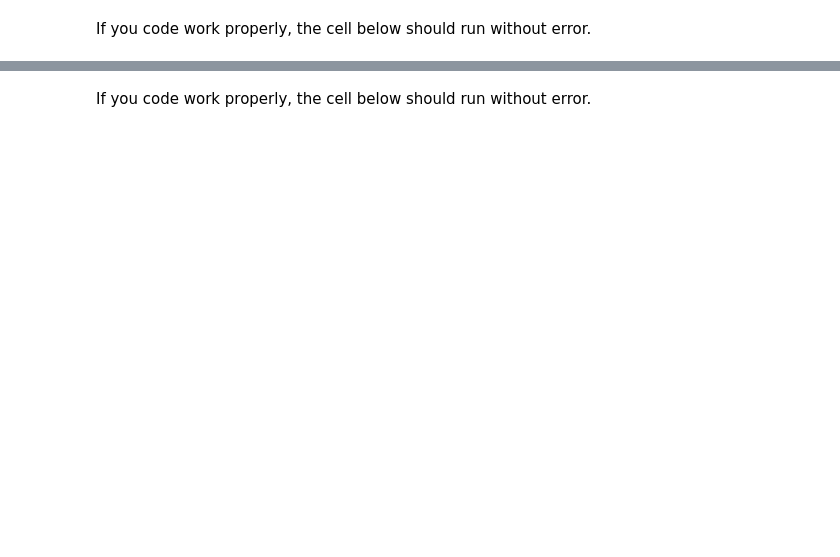
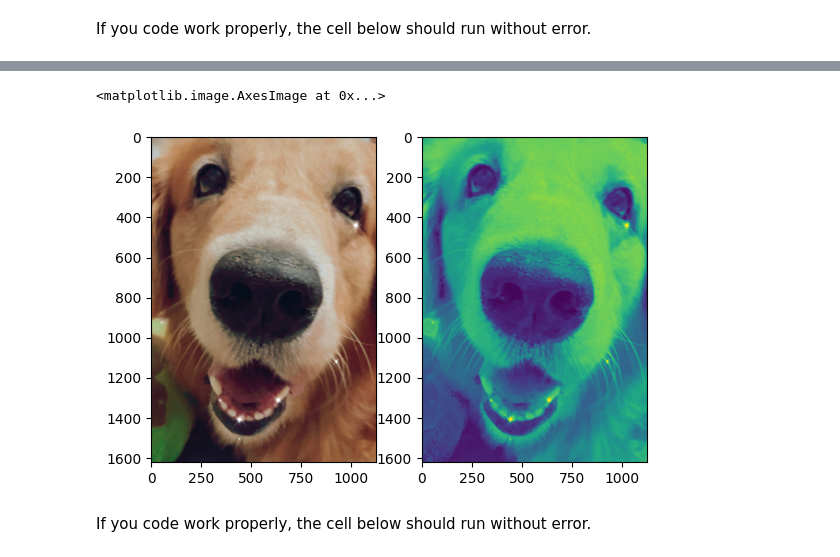
Before and after one commit to Digital-Image-Processing-Laboratory/image_processing-2024, a Jupyter notebook: Lab1_image-representation/Lab1_1.ipynb, the cells around one changed output, grey strips where cells are left out. Saved outputs shown, nothing was run; the diff lists cells and outputs as text; code cells hidden in the pictures; blank space fills up the shorter version.

```diff
--- a/Lab1_image-representation/Lab1_1.ipynb
+++ b/Lab1_image-representation/Lab1_1.ipynb
@@ -314,14 +325,20 @@ Before : (3265, 4898, 3) | After : (3, 3265, 4898)
 </details>
 # %%
 ### START CODE HERE ###
-reshaped_mvx = np.moveaxis(None)
+reshaped_mvx = np.moveaxis(mpl_img,-1,0)
+fig, axs = plt.subplots(1,2)
+axs[0].imshow(mpl_img)
+axs[1].imshow(reshaped_mvx[0, :, :])
 
 
 
 
 
 
 ### END CODE HERE ###
+# %% [output]
+<matplotlib.image.AxesImage at 0x...>
+[figure, added]
 # %% [markdown]
 If you code work properly, the cell below should run without error.
 # %%
```
Also changed, not shown: parts of 8 cells of this notebook, 2 other files.
